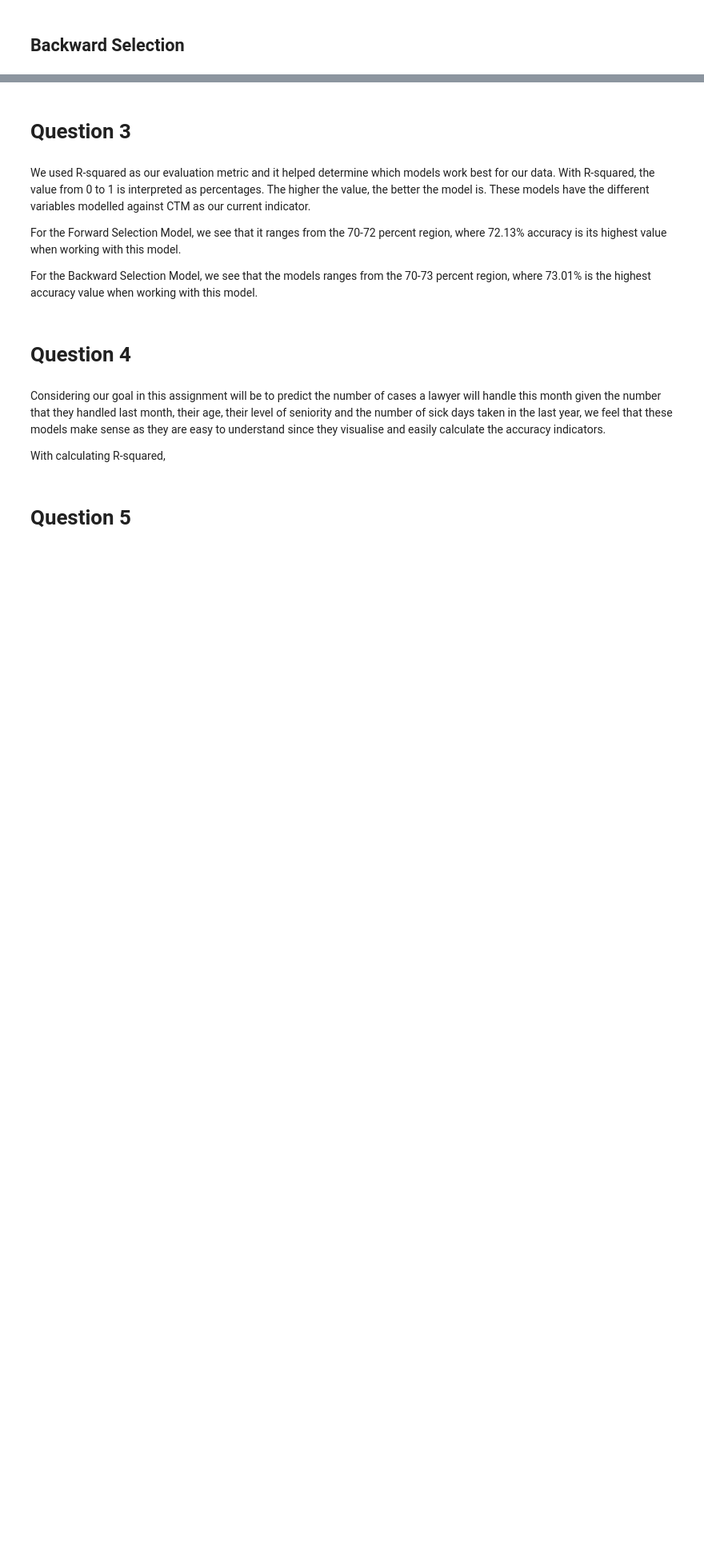
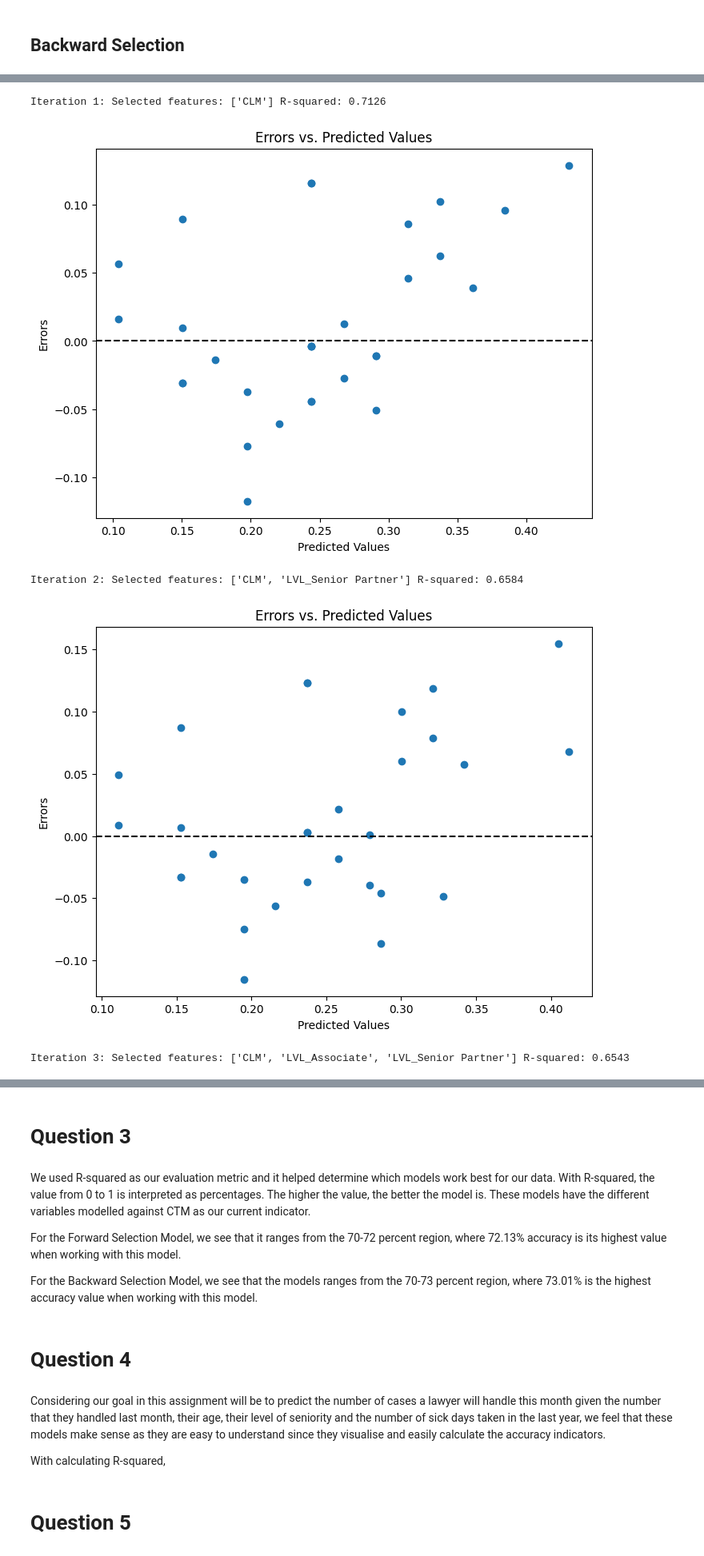
Before and after one commit to SirThaps/DAE_project, a Jupyter notebook: DAE_Assignment_Q2.ipynb, the cells around one changed output, grey strips where cells are left out. Shown at 80% size. Saved outputs shown, nothing was run; the diff lists cells and outputs as text; code cells hidden in the pictures; blank space fills up the shorter version.

Commit message:
added Lasso $ Ridge

```diff
--- a/DAE_Assignment_Q2.ipynb
+++ b/DAE_Assignment_Q2.ipynb
@@ -9,5 +14,6 @@ from sklearn.preprocessing import MinMaxScaler
 # %%
-data = pd.read_csv('C:/Users/mdhla/OneDrive/Documents/Postgraduate/MSc/Semester 1/SFDS/week 6/DAE_project/lawyers')
+# data = pd.read_csv('C:/Users/mdhla/OneDrive/Documents/Postgraduate/MSc/Semester 1/SFDS/week 6/DAE_project/lawyers')
+data = pd.read_csv('data/lawyers')
 # %% [markdown]
 ### Data Preprocessing
 # %%
@@ -157,0 +157,37 @@ Iteration 7: Selected features: ['CLM'] R-squared: 0.7116
+# %%
+lasso_model = Lasso(alpha=0.01)
+
+selection_process = SelectFromModel(lasso_model)
+
+selected_features = []
+
+for i in range(1, len(X_train.columns) + 1):
+    selection_process.max_features = i
+
+    selection_process.fit(X_train, y_train)
+
+    selected_mask = selection_process.get_support()
+    selected_features = list(X_train.columns[selected_mask])
+
+    lasso_model.fit(X_train[selected_features], y_train)
+
+    y_pred = lasso_model.predict(X_test[selected_features])
+
+    r_squared = r2_score(y_test, y_pred)
+
+    print(f'Iteration {i}: Selected features: {selected_features} R-squared: {r_squared:.4f}')
+
+    errors = y_test - y_pred
+    plt.figure(figsize=(8, 6))
+    plt.scatter(y_pred, errors)
+    plt.axhline(y=0, color='k', linestyle='--')
+    plt.title('Errors vs. Predicted Values')
+    plt.xlabel('Predicted Values')
+    plt.ylabel('Errors')
+    plt.show()
+# %% [output]
+Iteration 1: Selected features: ['CLM'] R-squared: 0.7126
+[figure, added]
+Iteration 2: Selected features: ['CLM', 'LVL_Senior Partner'] R-squared: 0.6584
+[figure, added]
+Iteration 3: Selected features: ['CLM', 'LVL_Associate', 'LVL_Senior Partner'] R-squared: 0.6543
```
Also changed, not shown: parts of 6 cells of this notebook.
